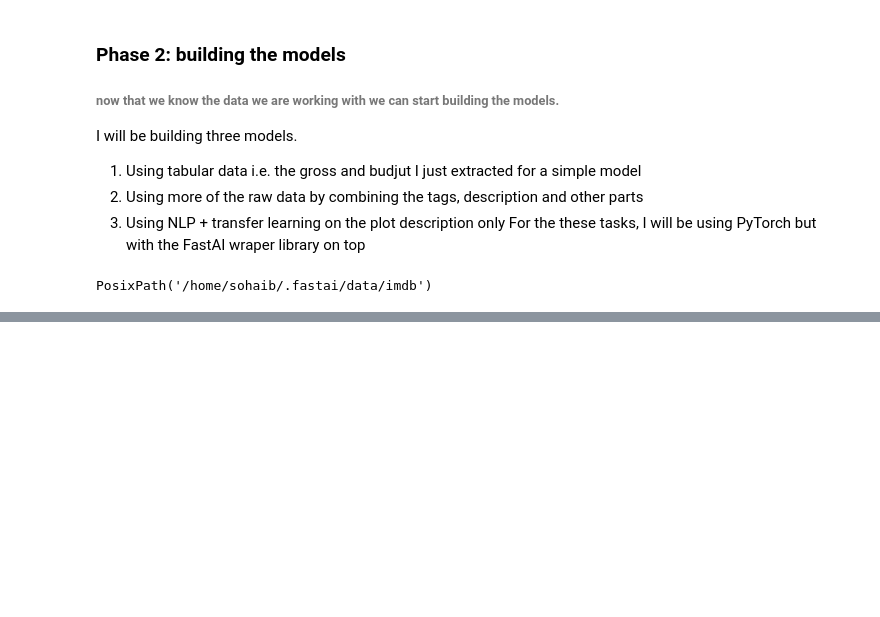
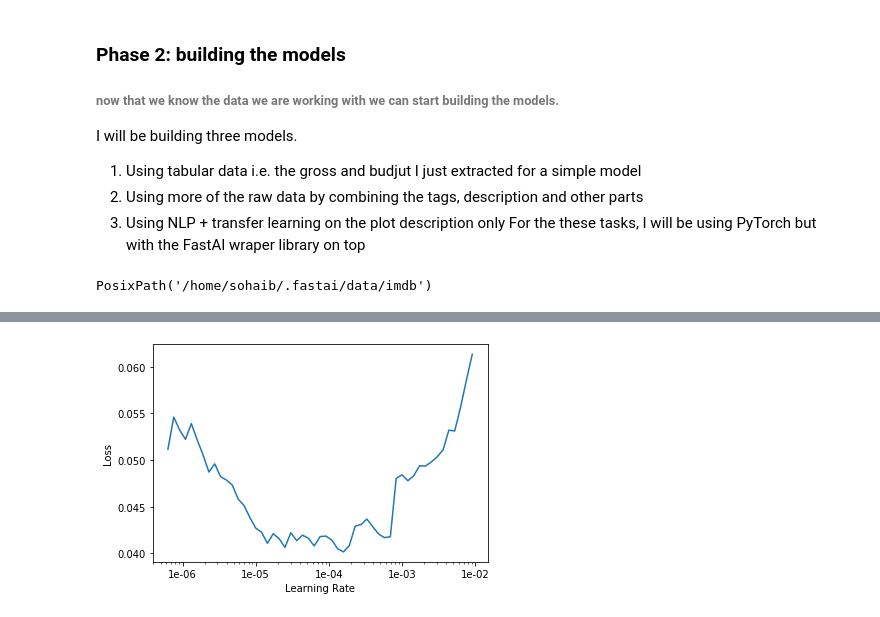
Before and after one commit to sundeepblue/movie_rating_prediction, a Jupyter notebook: MovieRatingsPredictionPython.ipynb, the cells around one changed output, grey strips where cells are left out. Saved outputs shown, nothing was run; the diff lists cells and outputs as text; code cells hidden in the pictures; blank space fills up the shorter version.

```diff
--- a/MovieRatingsPredictionPython.ipynb
+++ b/MovieRatingsPredictionPython.ipynb
@@ -195,0 +281,2 @@ PosixPath('/home/sohaib/.fastai/data/imdb')
+# %%
+cleaner_data["imdb_score"] = cleaner_data["imdb_score"].apply(lambda x:float(x[2:-2]))
@@ -195,0 +326,8 @@ PosixPath('/home/sohaib/.fastai/data/imdb')
+# %%
+cat_names = ["cast_info","content_rating","director_info"]
+# %%
+data = TabularDataBunch.from_df(".", cleaner_data, dep_var, valid_idx, procs = [FillMissing,Categorify, Normalize],
+                        cat_names=cat_names, cont_names = cont_names)
+learn = tabular_learner(data, layers=[200,150,100],emb_szs={'director_info':100, 'cast_info':200}, metrics=mse)
+# %%
+learn.fit_one_cycle(10, 1e-3)
@@ -195,0 +351,4 @@ PosixPath('/home/sohaib/.fastai/data/imdb')
+# %%
+learn.recorder.plot()
+# %% [output]
+[figure, added]
```
Also changed, not shown: parts of 43 cells of this notebook.
